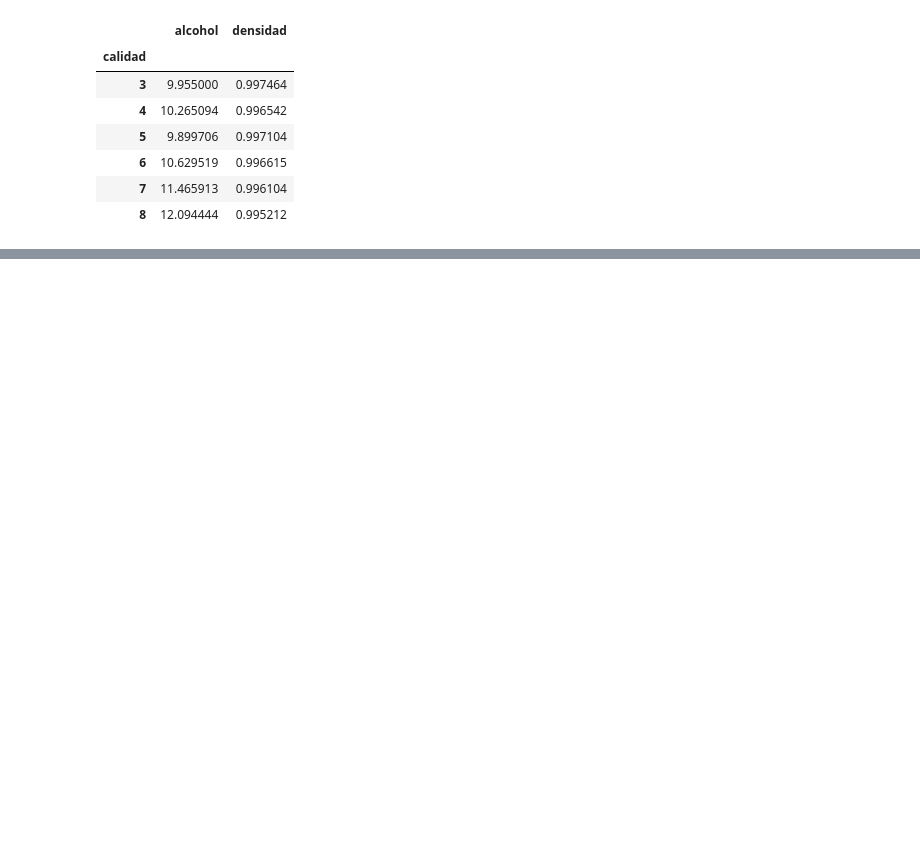
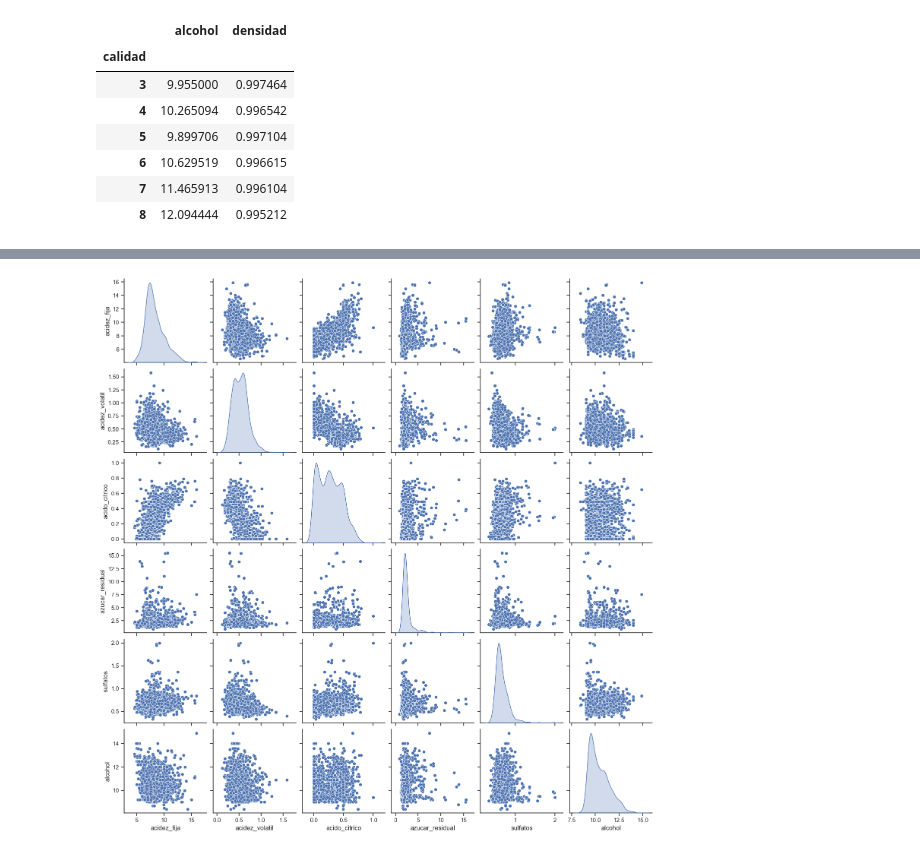
Before and after one commit to CarCarrasco1/Harvest, a Jupyter notebook: EDA.ipynb, the cells around one changed output, grey strips where cells are left out. Drawn from its saved outputs; the diff is of its cells as text; code cells hidden in the pictures; blank space fills up the shorter version.

```diff
--- a/EDA.ipynb
+++ b/EDA.ipynb
@@ -168,0 +193,8 @@ plt.show()
+# %%
+# Pairplot con variatales y sus variables de interés.
+
+sns.set(style="ticks")
+sns.pairplot(tinto_2, diag_kind="kde", markers="o")
+plt.show()
+# %% [output]
+[figure, added]
```
Also changed, not shown: parts of 11 cells of this notebook.
